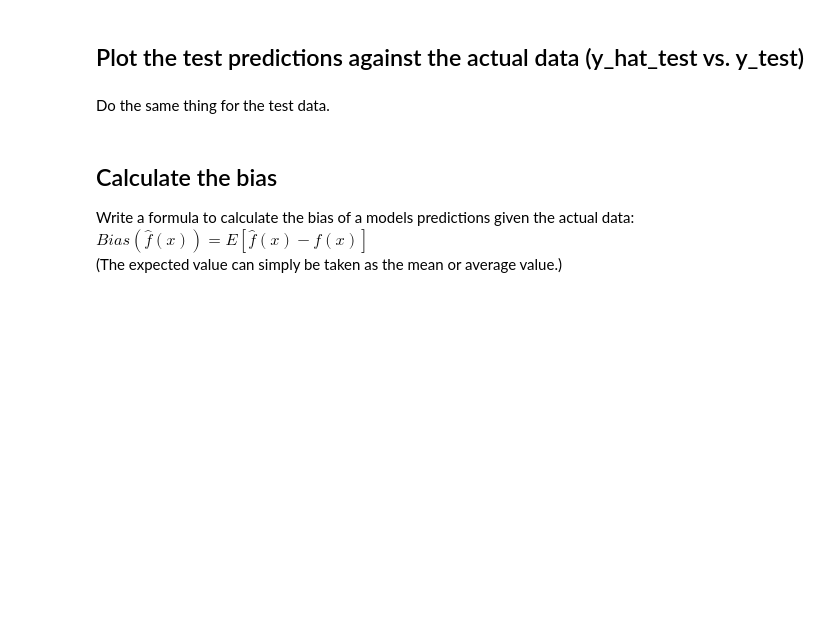
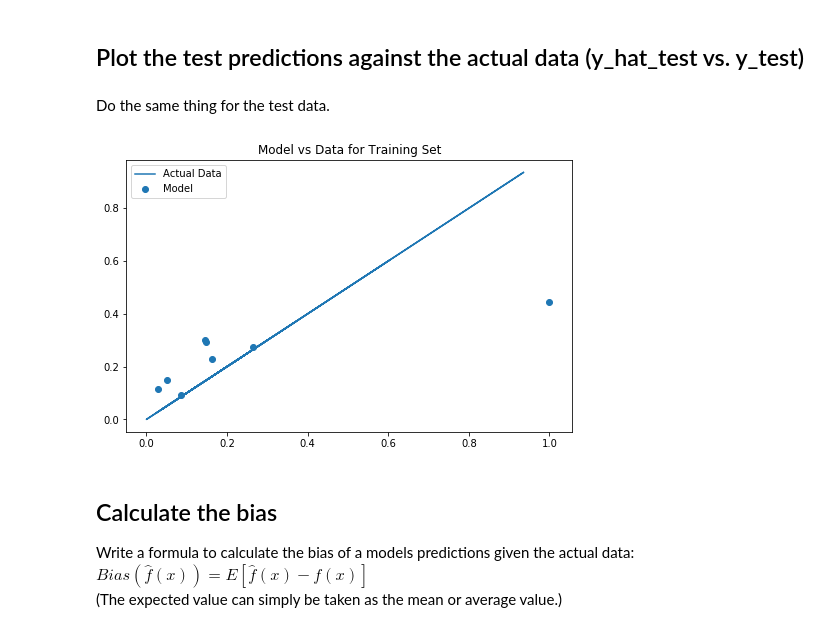
Before and after one commit to nkacoroski/dsc-2-24-08-bias-variance-trade-off-lab-seattle-ds-career-040119, a Jupyter notebook: index.ipynb, the cells around one changed output. Saved outputs shown, nothing was run; the diff lists cells and outputs as text; code cells hidden in the pictures; blank space fills up the shorter version.

```diff
--- a/index.ipynb
+++ b/index.ipynb
@@ -89,3 +87,13 @@ Do the same thing for the test data.
+# %%
+import matplotlib.pyplot as plt
+%matplotlib inline
+plt.figure(figsize=(8,5))
+plt.scatter(y_test, linreg.predict(X_test), label='Model')
+plt.plot(y_train, y_train, label='Actual Data')
+plt.title('Model vs Data for Training Set')
+plt.legend();
+# %% [output]
+[figure, added]
 # %% [markdown]
 ## Calculate the bias
 Write a formula to calculate the bias of a models predictions given the actual data: $Bias(\hat{f}(x)) = E[\hat{f}(x)-f(x)]$
```
Also changed, not shown: parts of 1 cell of this notebook.
